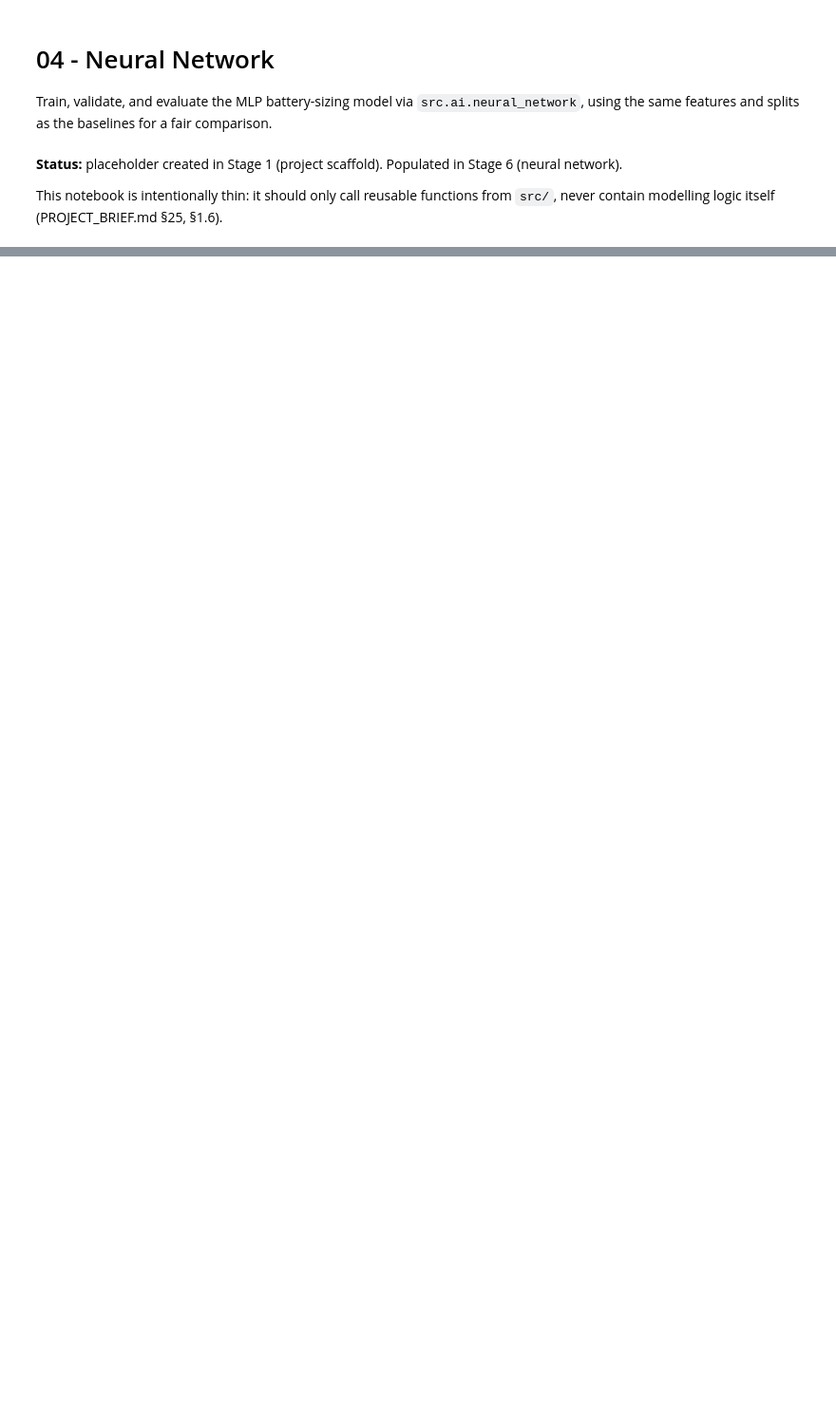
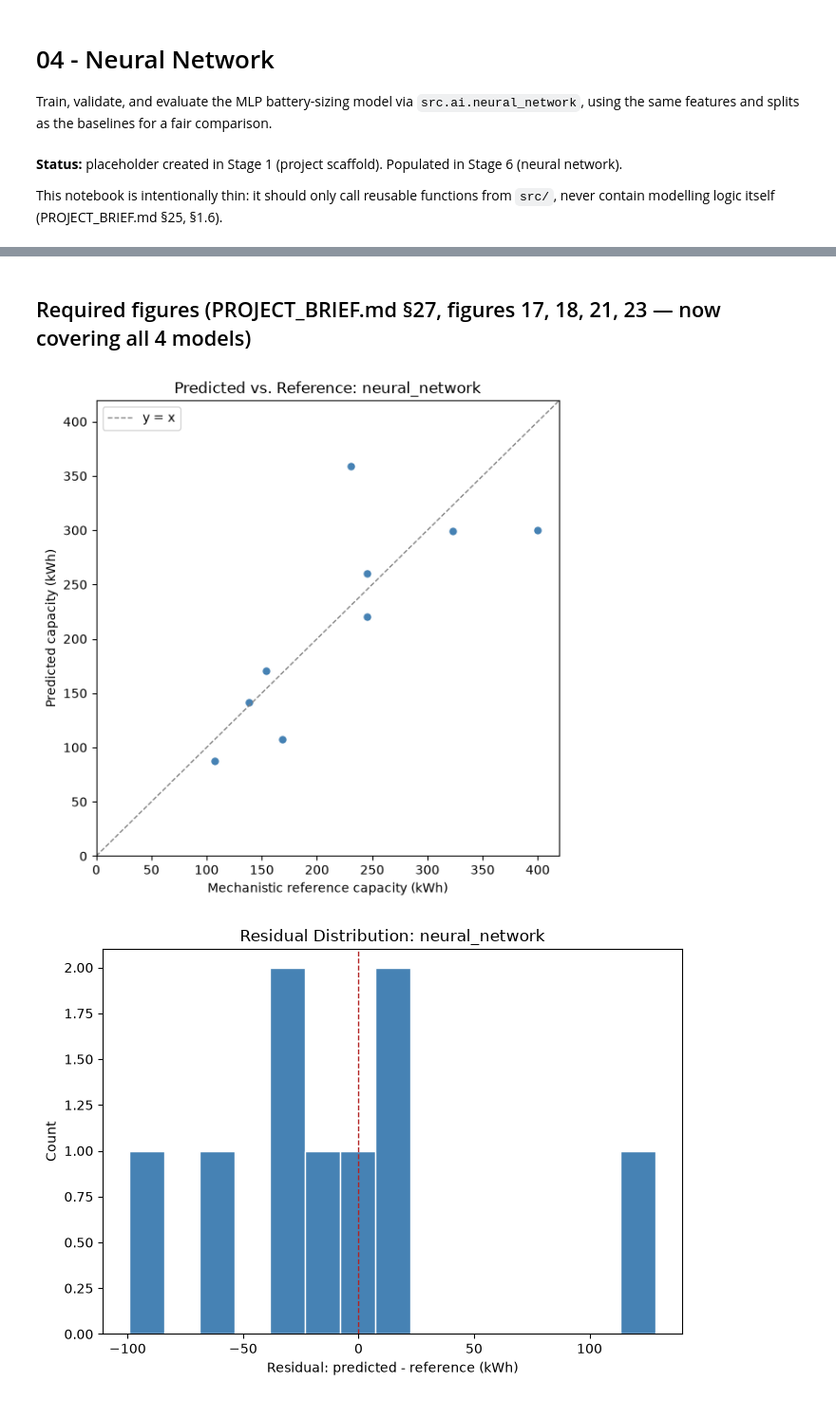
Before and after one commit to sulhos/Leonardo-Assignment, a Jupyter notebook: notebooks/04_neural_network.ipynb, the cells around one changed output, grey strips where cells are left out. Shown at 95% size. Saved outputs shown, nothing was run; the diff lists cells and outputs as text; code cells hidden in the pictures; blank space fills up the shorter version.

```diff
--- a/notebooks/04_neural_network.ipynb
+++ b/notebooks/04_neural_network.ipynb
@@ -61,0 +191,8 @@ if str(PROJECT_ROOT) not in sys.path:
+# %%
+nn_pred = predict(model, X_test_scaled)
+print("Predictions:", nn_pred)
+print("Any negative:", (nn_pred < 0).any())
+
+nn_accuracy = compute_accuracy_metrics(y_test, nn_pred)
+nn_operational = compute_operational_metrics(y_test, nn_pred)
+pd.DataFrame({"neural_network": nn_accuracy}).T
@@ -61,0 +229,8 @@ if str(PROJECT_ROOT) not in sys.path:
+# %% [markdown]
+## Required figures (PROJECT_BRIEF.md §27, figures 17, 18, 21, 23 — now covering all 4 models)
+# %%
+save_figure(plot_predicted_vs_reference(y_test, nn_pred, "neural_network"), FIGURES_DIR / "17_predicted_vs_reference_neural_network.png")
+save_figure(plot_residual_distribution(y_test, nn_pred, "neural_network"), FIGURES_DIR / "18_residuals_neural_network.png")
+# %% [output]
+[figure, added]
+[figure, added]
```
Also changed, not shown: parts of 19 cells of this notebook, 11 other files.
